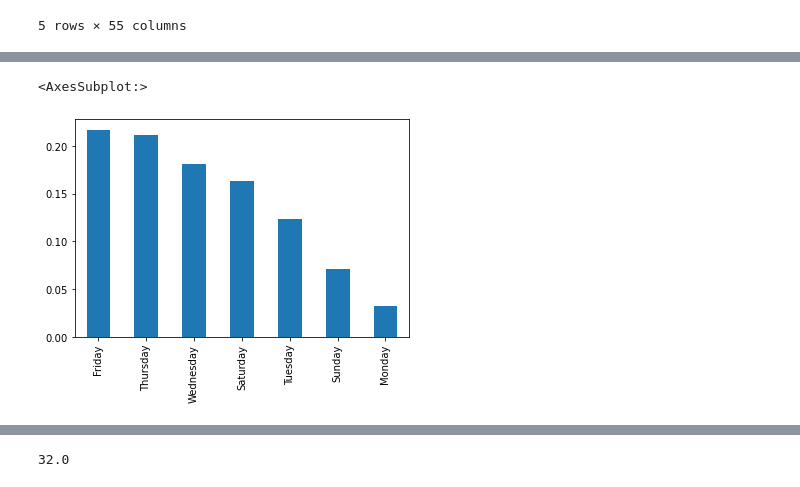
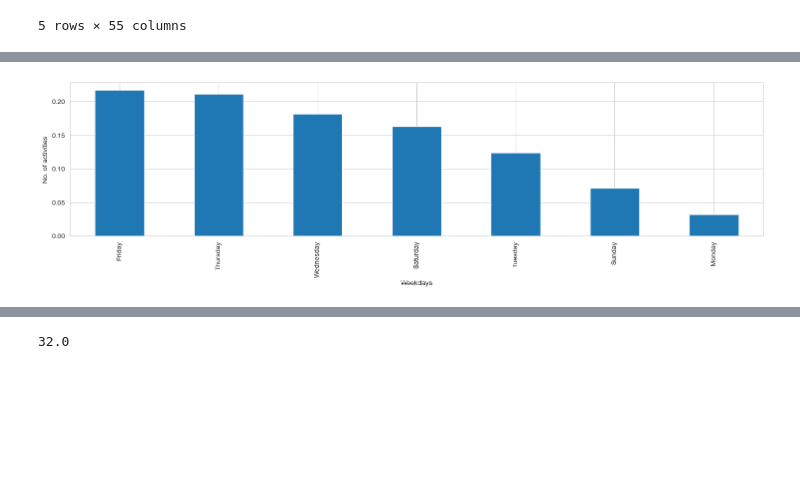
Before and after one commit to HeyIts-RJ/predicting-red-hat-business-value, a Jupyter notebook: final-project.ipynb, the cells around one changed output, grey strips where cells are left out. Drawn from its saved outputs; the diff is of its cells as text; code cells hidden in the pictures; blank space fills up the shorter version.

```diff
--- a/final-project.ipynb
+++ b/final-project.ipynb
@@ -319,12 +319,15 @@ train_data['weekday'] = train_data[['act_date']].apply(lambda x: dt.datetime.str
 train_data['monthday'] = train_data.act_date.dt.day
 train_data["month"] = train_data.act_date.dt.month
 # %%
+fig1, axis1 = plt.subplots(figsize=(18,4))
 user_activity_per_day = train_data['weekday'].value_counts(normalize=True)
 
-user_activity_per_day.plot(kind='bar')
+user_activity_per_day.plot(kind='bar', ax=axis1)
+
+axis1.set_ylabel('No. of activities');
+axis1.set_xlabel('Weekdays');
 # %% [output]
-<AxesSubplot:>
-[figure, old version]
+[figure, new version]
 # %%
 fig, axis = plt.subplots(figsize=(18,4))
 
```
Also changed, not shown: parts of 9 cells of this notebook.
